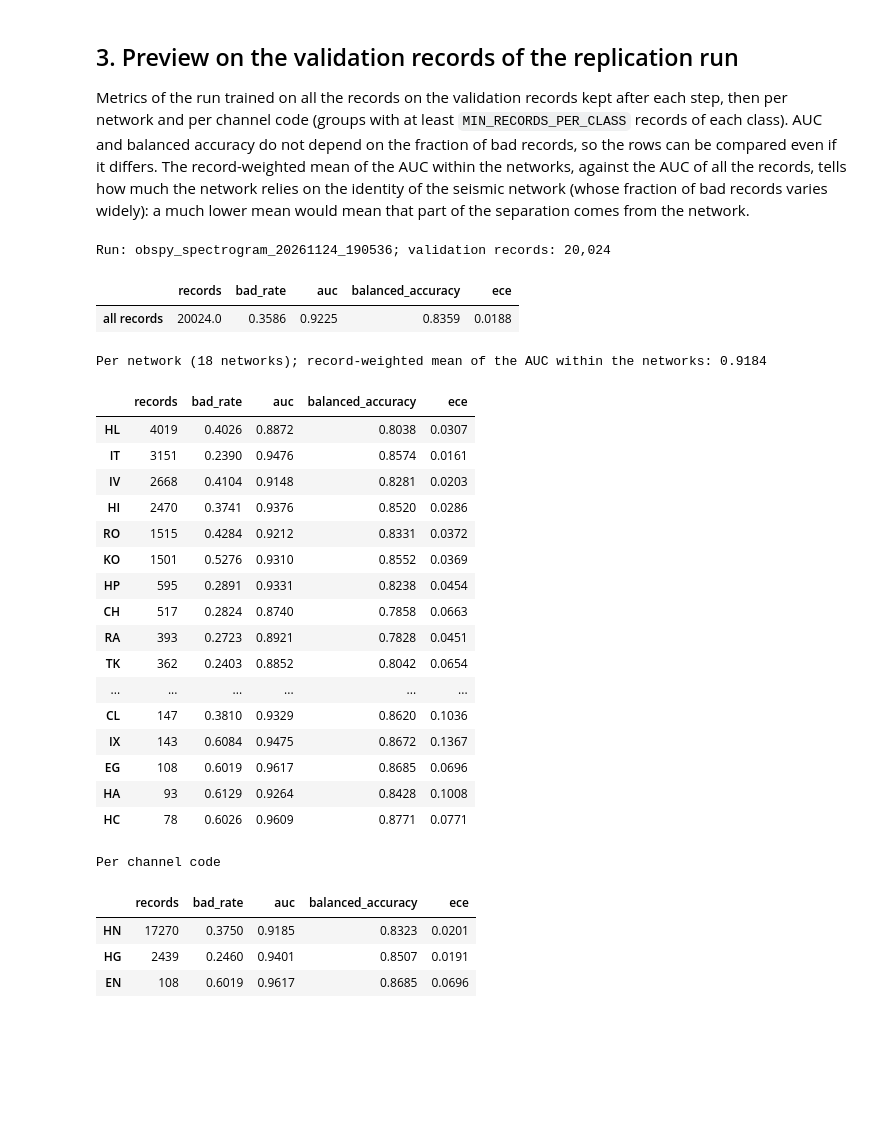
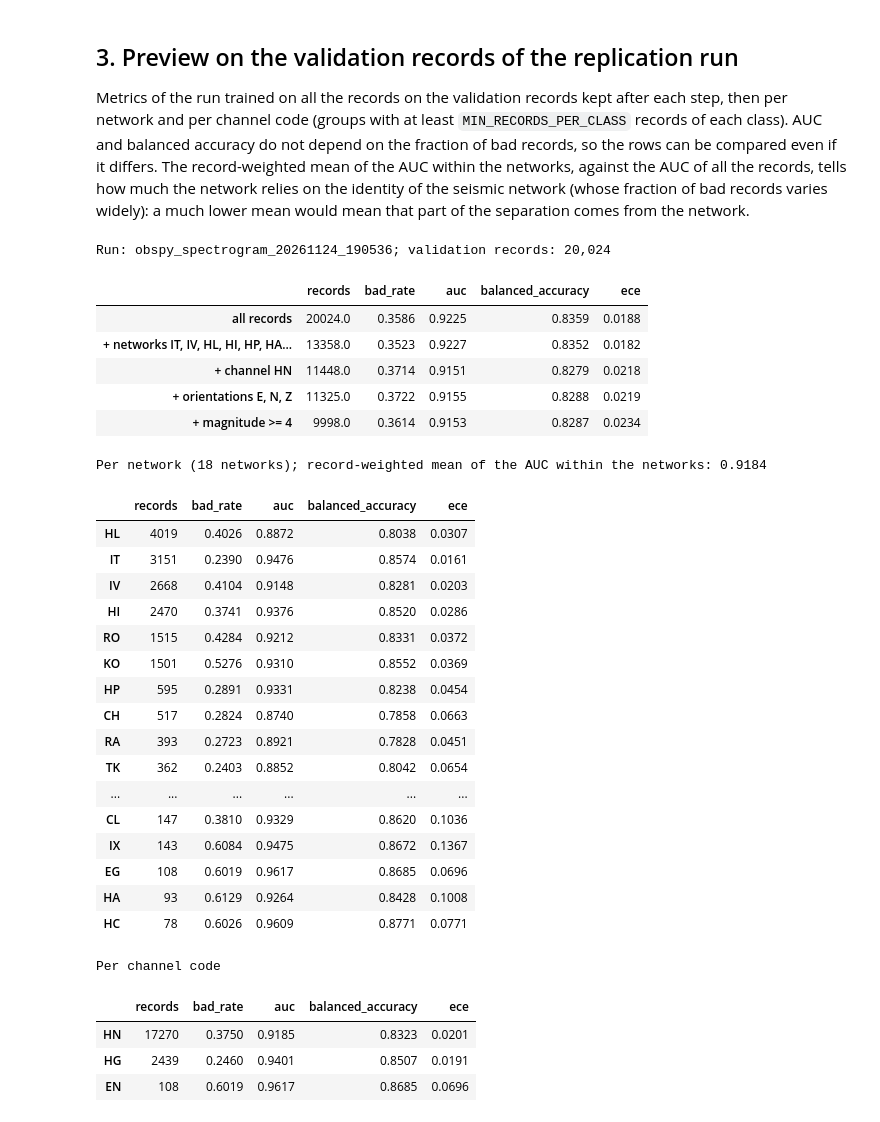
Before and after one commit to giulianaparadiso99/waveform-quality-uncertainty, a Jupyter notebook: notebooks/10_record_selection.ipynb, the cells around one changed output. Saved outputs shown, nothing was run; the diff lists cells and outputs as text; code cells hidden in the pictures; blank space fills up the shorter version.

```diff
--- a/notebooks/10_record_selection.ipynb
+++ b/notebooks/10_record_selection.ipynb
@@ -210,38 +209,44 @@ display(pd.DataFrame({
 }).T.round(4))
 
 
 def group_table(groups: pd.Series, probabilities: np.ndarray, corrected: np.ndarray, labels: np.ndarray,
                 n_bins: int, min_per_class: int) -> pd.DataFrame:
     """Metrics per group, for the groups with at least ``min_per_class`` records of each class.
 
     Args:
         groups: Group of every record, aligned with the probabilities.
         probabilities: Raw probabilities of the bad class.
         corrected: Prior-corrected probabilities of the bad class.
         labels: Labels (1 = bad).
         n_bins: Bins of the calibration error.
         min_per_class: Minimum number of good and of bad records of a group.
 
     Returns:
-        Output of ``metrics_by_group`` restricted to those groups, sorted by decreasing number of records.
+        Output of ``metrics_by_group`` for those groups only (the others are not evaluated, which avoids the
+        warnings of the metrics on groups with a single class), sorted by decreasing number of records.
     """
-    table = metrics_by_group(probabilities, corrected, labels, groups.astype("category"), n_bins)
-    n_bad = (table["records"] * table["bad_rate"]).round()
-    enough = np.minimum(n_bad, table["records"] - n_bad) >= min_per_class
-    return table[enough].sort_values("records", ascending=False)
+    counts = pd.crosstab(groups.to_numpy(), labels)
+    kept = counts.index[counts.min(axis=1) >= min_per_class].tolist()
+    kept_groups = pd.Series(pd.Categorical(groups.where(groups.isin(kept)), categories=kept), index=groups.index)
+    table = metrics_by_group(probabilities, corrected, labels, kept_groups, n_bins)
+    return table.sort_values("records", ascending=False)
 
 
 group_arguments = (probabilities, corrected, validation_labels, n_bins, MIN_RECORDS_PER_CLASS)
 networks = group_table(validation_records[NETWORK_COLUMN], *group_arguments)
 within_auc = np.average(networks["auc"], weights=networks["records"])
 print(f"\nPer network ({len(networks)} networks); record-weighted mean of the AUC within the networks: {within_auc:.4f}")
 display(networks.round(4))
 print("\nPer channel code")
 display(group_table(validation_records[CHANNEL_COLUMN], *group_arguments).round(4))
 # %% [output]
 Run: obspy_spectrogram_20261124_190536; validation records: 20,024
 |  | records | bad_rate | auc | balanced_accuracy | ece |
 | all records | 20024.0 | 0.3586 | 0.9225 | 0.8359 | 0.0188 |
+| + networks IT, IV, HL, HI, HP, HA... | 13358.0 | 0.3523 | 0.9227 | 0.8352 | 0.0182 |
+| + channel HN | 11448.0 | 0.3714 | 0.9151 | 0.8279 | 0.0218 |
+| + orientations E, N, Z | 11325.0 | 0.3722 | 0.9155 | 0.8288 | 0.0219 |
+| + magnitude >= 4 | 9998.0 | 0.3614 | 0.9153 | 0.8287 | 0.0234 |
 Per network (18 networks); record-weighted mean of the AUC within the networks: 0.9184
 |  | records | bad_rate | auc | balanced_accuracy | ece |
 | HL | 4019 | 0.4026 | 0.8872 | 0.8038 | 0.0307 |
```
Also changed, not shown: parts of 2 cells of this notebook, 4 other files.
